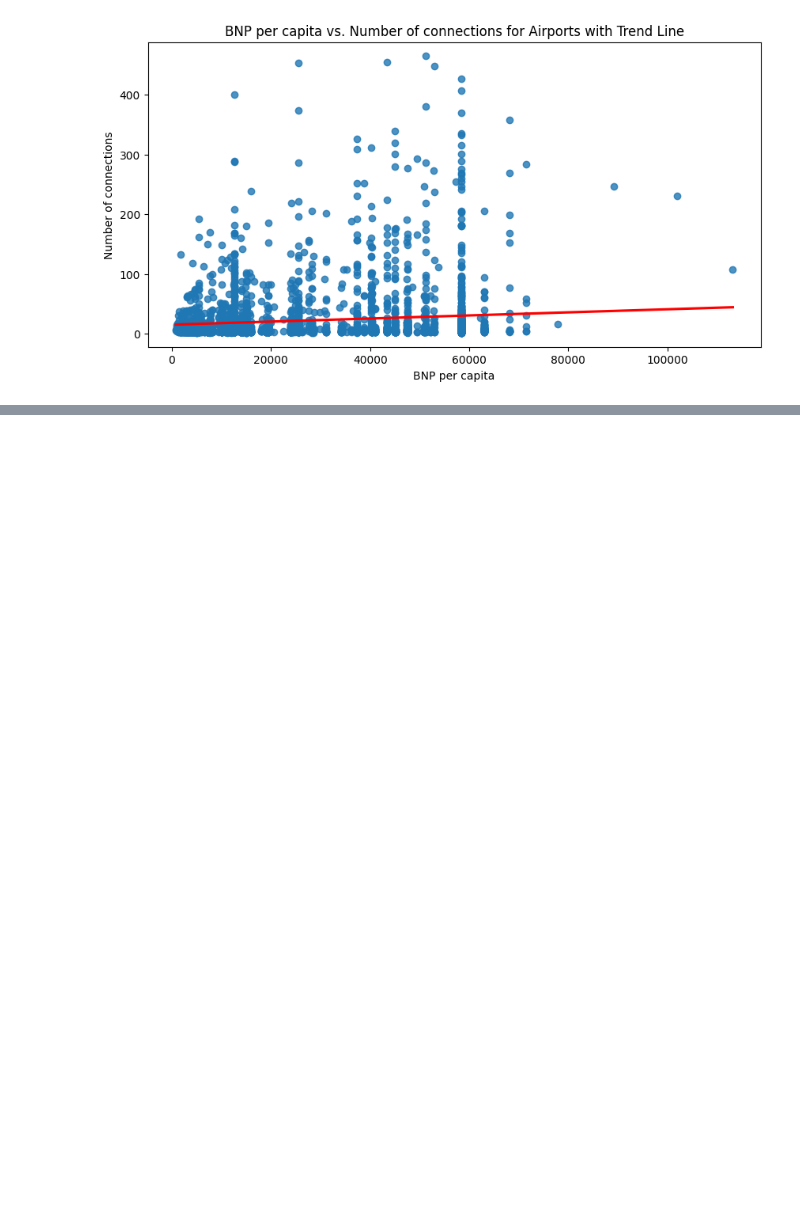
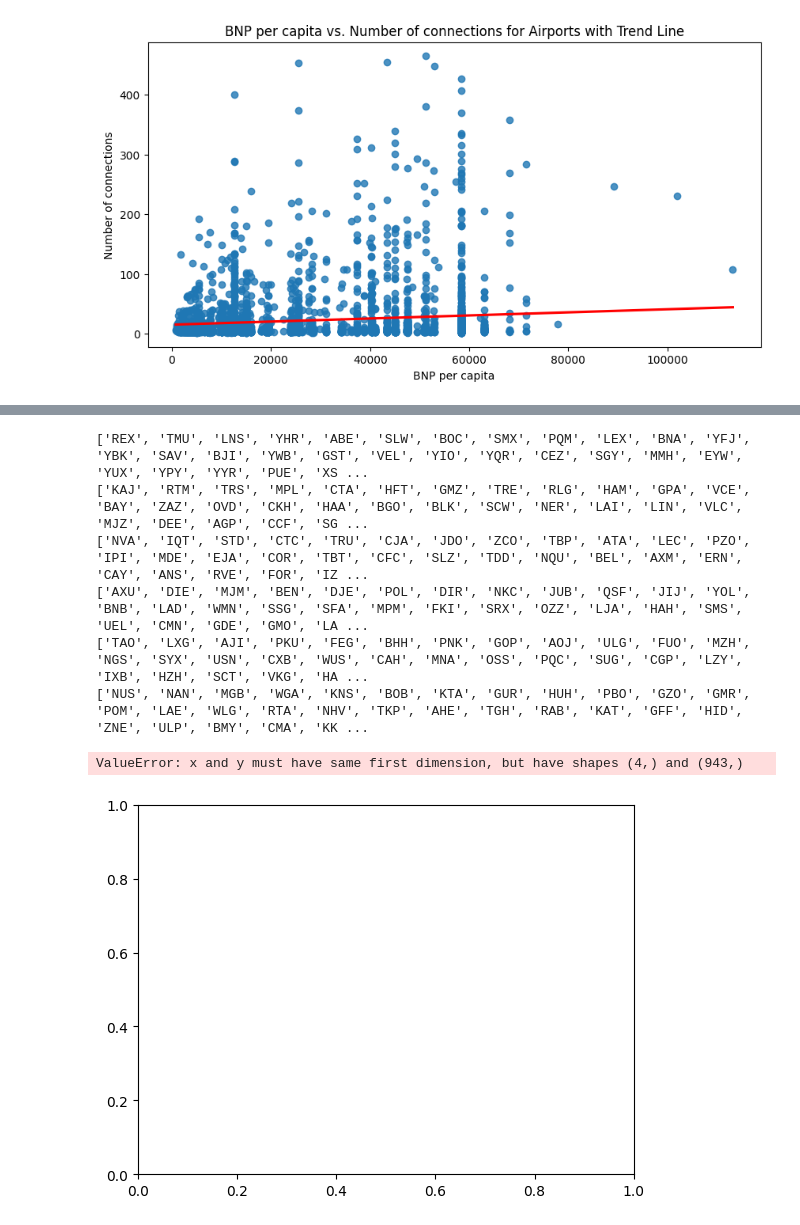
Before and after one commit to kommodeskab/SocialProject, a Jupyter notebook: graph_analysis.ipynb, the cells around one changed output, grey strips where cells are left out. Cells and saved outputs as stored; diff of their text form; code cells hidden in the pictures; blank space fills up the shorter version.

```diff
--- a/graph_analysis.ipynb
+++ b/graph_analysis.ipynb
@@ -539,0 +569,64 @@ plt.show()
+# %%
+import matplotlib.pyplot as plt
+
+# Define the centrality measures and their labels
+centrality_measures = ['Betweenness Centrality', 'Closeness Centrality', 'Degree Centrality', 'Eigenvector Centrality']
+labels = ['Africa', 'Asia', 'Europe', 'North America', 'Oceania', 'South America']
+
+print(subgraphs[0].nodes())
+print(subgraphs[1].nodes())
+print(subgraphs[2].nodes())
+print(subgraphs[3].nodes())
+print(subgraphs[4].nodes())
+print(subgraphs[5].nodes())
+
+# Define the centrality values for each continent
+#africa_values = [nx.betweenness_centrality(subgraphs[0]), nx.closeness_centrality(subgraphs[0]), nx.degree_centrality(subgraphs[0]), nx.eigenvector_centrality(subgraphs[0])]
+#asia_values = [nx.betweenness_centrality(subgraphs[1]), nx.closeness_centrality(subgraphs[1]), nx.degree_centrality(subgraphs[1]), nx.eigenvector_centrality(subgraphs[1])]
+#europe_values = [nx.betweenness_centrality(subgraphs[2]), nx.closeness_centrality(subgraphs[2]), nx.degree_centrality(subgraphs[2]), nx.eigenvector_centrality(subgraphs[2])]
+#north_america_values = [nx.betweenness_centrality(subgraphs[3]), nx.closeness_centrality(subgraphs[3]), nx.degree_centrality(subgraphs[3]), nx.eigenvector_centrality(subgraphs[3])]
+# Convert dictionary values to lists
+africa_values = list(nx.betweenness_centrality(subgraphs[0]).values())
+asia_values = list(nx.betweenness_centrality(subgraphs[1]).values())
+europe_values = list(nx.betweenness_centrality(subgraphs[2]).values())
+north_america_values = list(nx.betweenness_centrality(subgraphs[3]).values())
+oceania_values = list(nx.betweenness_centrality(subgraphs[4]).values())
+south_america_values = list(nx.betweenness_centrality(subgraphs[5]).values())
+
+# Create the plot
+fig, ax = plt.subplots()
+x = range(len(centrality_measures))
+
+# Plot the centrality values for each continent
+ax.plot(x, africa_values, marker='o', label='Africa')
+ax.plot(x, asia_values, marker='o', label='Asia')
+ax.plot(x, europe_values, marker='o', label='Europe')
+ax.plot(x, north_america_values, marker='o', label='North America')
+ax.plot(x, oceania_values, marker='o', label='Oceania')
+ax.plot(x, south_america_values, marker='o', label='South America')
+
+
+# Set the x-axis labels
+ax.set_xticks(x)
+ax.set_xticklabels(centrality_measures)
+
+# Set the y-axis label
+ax.set_ylabel('Centrality Value')
+
+# Set the title
+ax.set_title('Comparison of Centrality Measures for Different Continents')
+
+# Add a legend
+ax.legend()
+
+# Show the plot
+plt.show()
+# %% [output]
+['REX', 'TMU', 'LNS', 'YHR', 'ABE', 'SLW', 'BOC', 'SMX', 'PQM', 'LEX', 'BNA', 'YFJ', 'YBK', 'SAV', 'BJI', 'YWB', 'GST', 'VEL', 'YIO', 'YQR', 'CEZ', 'SGY', 'MMH', 'EYW', 'YUX', 'YPY', 'YYR', 'PUE', 'XS ...
+['KAJ', 'RTM', 'TRS', 'MPL', 'CTA', 'HFT', 'GMZ', 'TRE', 'RLG', 'HAM', 'GPA', 'VCE', 'BAY', 'ZAZ', 'OVD', 'CKH', 'HAA', 'BGO', 'BLK', 'SCW', 'NER', 'LAI', 'LIN', 'VLC', 'MJZ', 'DEE', 'AGP', 'CCF', 'SG ...
+['NVA', 'IQT', 'STD', 'CTC', 'TRU', 'CJA', 'JDO', 'ZCO', 'TBP', 'ATA', 'LEC', 'PZO', 'IPI', 'MDE', 'EJA', 'COR', 'TBT', 'CFC', 'SLZ', 'TDD', 'NQU', 'BEL', 'AXM', 'ERN', 'CAY', 'ANS', 'RVE', 'FOR', 'IZ ...
+['AXU', 'DIE', 'MJM', 'BEN', 'DJE', 'POL', 'DIR', 'NKC', 'JUB', 'QSF', 'JIJ', 'YOL', 'BNB', 'LAD', 'WMN', 'SSG', 'SFA', 'MPM', 'FKI', 'SRX', 'OZZ', 'LJA', 'HAH', 'SMS', 'UEL', 'CMN', 'GDE', 'GMO', 'LA ...
+['TAO', 'LXG', 'AJI', 'PKU', 'FEG', 'BHH', 'PNK', 'GOP', 'AOJ', 'ULG', 'FUO', 'MZH', 'NGS', 'SYX', 'USN', 'CXB', 'WUS', 'CAH', 'MNA', 'OSS', 'PQC', 'SUG', 'CGP', 'LZY', 'IXB', 'HZH', 'SCT', 'VKG', 'HA ...
+['NUS', 'NAN', 'MGB', 'WGA', 'KNS', 'BOB', 'KTA', 'GUR', 'HUH', 'PBO', 'GZO', 'GMR', 'POM', 'LAE', 'WLG', 'RTA', 'NHV', 'TKP', 'AHE', 'TGH', 'RAB', 'KAT', 'GFF', 'HID', 'ZNE', 'ULP', 'BMY', 'CMA', 'KK ...
+ValueError: x and y must have same first dimension, but have shapes (4,) and (943,)
+[figure, added]
```
Also changed, not shown: parts of 8 cells of this notebook.
